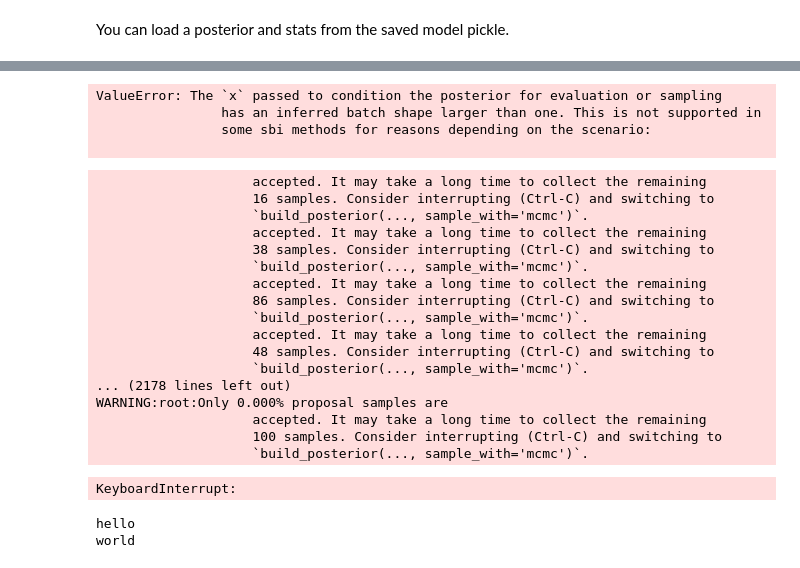
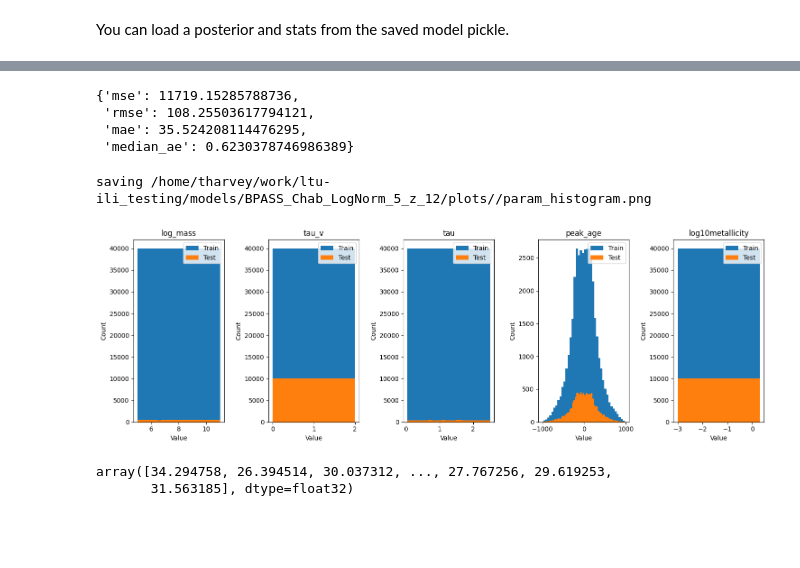
Before and after one commit to synthesizer-project/synference, a Jupyter notebook: scripts/train_model.ipynb, the cells around one changed output, grey strips where cells are left out. Saved outputs shown, nothing was run; the diff lists cells and outputs as text; code cells hidden in the pictures; blank space fills up the shorter version.

```diff
--- a/scripts/train_model.ipynb
+++ b/scripts/train_model.ipynb
@@ -83,4 +115,5 @@ INFO:matplotlib.mathtext:Substituting symbol E from STIXNonUnicode
 # %% [markdown]
 You can load a posterior and stats from the saved model pickle.
 # %%
-posterior, stats = fitter.load_model_from_pkl('/home/tharvey/work/ltu-ili_testing/models/testposterior.pkl');
+posterior, stats, params = fitter.load_model_from_pkl('/home/tharvey/work/ltu-ili_testing/models/BPASS_Chab_LogNorm_5_z_12_phot_grid2',
+                                                set_self=True);
@@ -112,42 +128,17 @@ KeyboardInterrupt:
-# %%
-fitter.plot_posterior(
-    X=fitter.feature_array[fitter._test_indices],
-    y=fitter.fitted_parameter_array[fitter._test_indices],
-
-)
-# %% [output]
-ValueError: The `x` passed to condition the posterior for evaluation or sampling
-                has an inferred batch shape larger than one. This is not supported in
-                some sbi methods for reasons depending on the scenario:
-
-# %%
-fitter.plot_coverage(
-    X=fitter.feature_array[fitter._test_indices],
-    y=fitter.fitted_parameter_array[fitter._test_indices],
-    num_samples=100,
-)
-# %% [output]
-                    accepted. It may take a long time to collect the remaining
-                    16 samples. Consider interrupting (Ctrl-C) and switching to
-                    `build_posterior(..., sample_with='mcmc')`.
-                    accepted. It may take a long time to collect the remaining
-                    38 samples. Consider interrupting (Ctrl-C) and switching to
-                    `build_posterior(..., sample_with='mcmc')`.
-                    accepted. It may take a long time to collect the remaining
-                    86 samples. Consider interrupting (Ctrl-C) and switching to
-                    `build_posterior(..., sample_with='mcmc')`.
-                    accepted. It may take a long time to collect the remaining
-                    48 samples. Consider interrupting (Ctrl-C) and switching to
-                    `build_posterior(..., sample_with='mcmc')`.
-... (2178 lines left out)
-WARNING:root:Only 0.000% proposal samples are
-                    accepted. It may take a long time to collect the remaining
-                    100 samples. Consider interrupting (Ctrl-C) and switching to
-                    `build_posterior(..., sample_with='mcmc')`.
-KeyboardInterrupt:
-# %%
-print('hello')
-print('world')
-# %% [output]
-hello
-world
+# %%
+test_metrics
+# %% [output]
+{'mse': 11719.15285788736,
+ 'rmse': 108.25503617794121,
+ 'mae': 35.524208114476295,
+ 'median_ae': 0.6230378746986389}
+# %%
+fitter.plot_histogram_parameter_array(seperate_test_train=True);
+# %% [output]
+saving /home/tharvey/work/ltu-ili_testing/models/BPASS_Chab_LogNorm_5_z_12/plots//param_histogram.png
+[figure, added]
+# %%
+fitter.feature_array[:, -1]
+# %% [output]
+array([34.294758, 26.394514, 30.037312, ..., 27.767256, 29.619253,
+       31.563185], dtype=float32)
```
Also changed, not shown: parts of 15 cells of this notebook, 6 other files.
